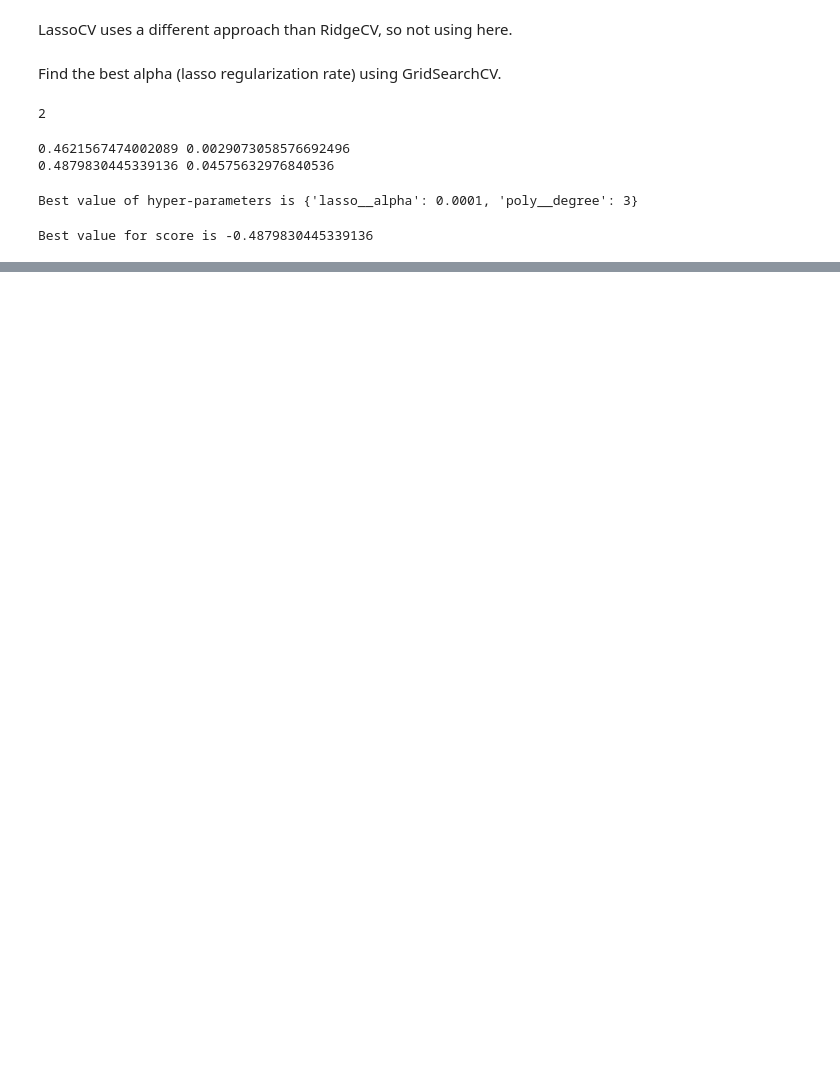
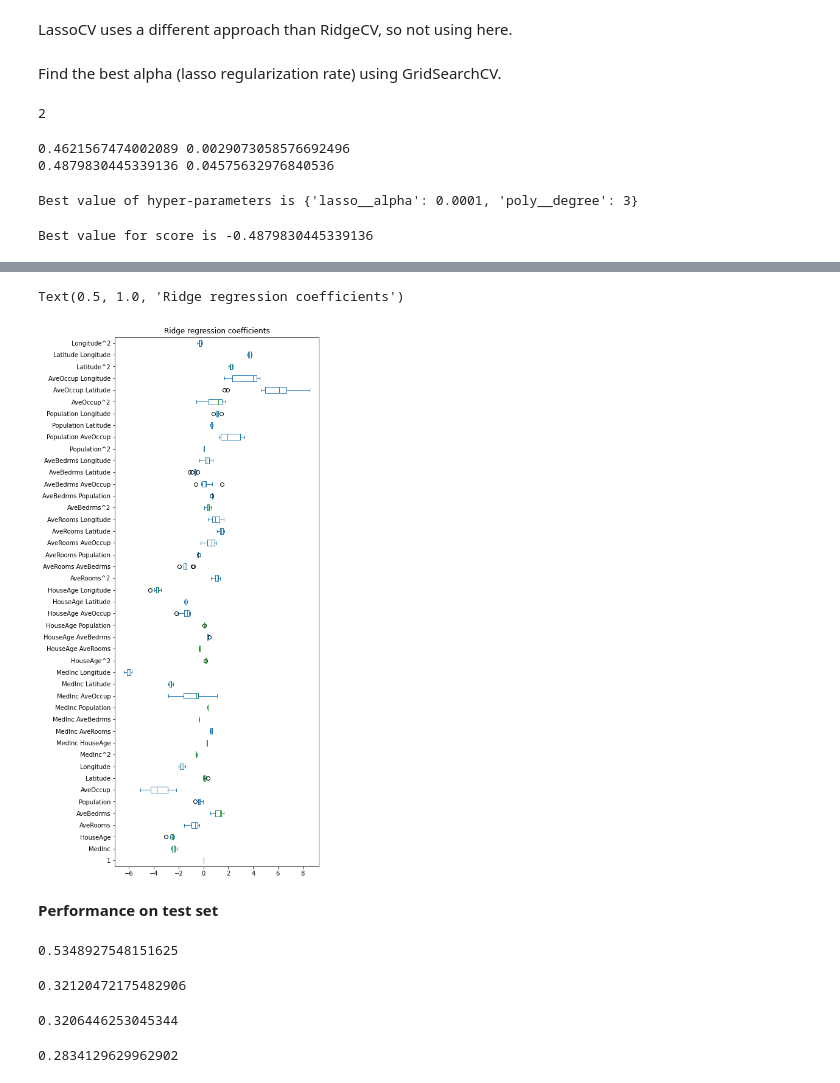
Before and after one commit to ananddotiyer/IIT-M, a Jupyter notebook: My Notes/MLP/Week4.ipynb, the cells around one changed output, grey strips where cells are left out. Drawn from its saved outputs; the diff is of its cells as text; code cells hidden in the pictures; blank space fills up the shorter version.

```diff
--- a/My Notes/MLP/Week4.ipynb
+++ b/My Notes/MLP/Week4.ipynb
@@ -272,9 +274,9 @@ ridge_pipeline = Pipeline([('poly', PolynomialFeatures(degree=2)),
                         ('feature_scaling', StandardScaler()),
                         ('ridge', RidgeCV(alphas=alpha_list, cv=cv, scoring='neg_mean_absolute_error'))])  # alpha is the regularization rate
 
-ridge_results = ridge_pipeline.fit(com_train_features, com_train_labels)
+ridge_cv_results = ridge_pipeline.fit(com_train_features, com_train_labels)
 
-ridge_results
+ridge_cv_results
 # %% [output]
 Pipeline(steps=[('poly', PolynomialFeatures()),
                 ('feature_scaling', StandardScaler()),
@@ -382,0 +478,3 @@ Best value for score is -0.4879830445339136
+# %%
+feature_names = ridge_results['estimator'][0][0].get_feature_names_out(input_features=train_features.columns)
+feature_names
@@ -382,0 +496,29 @@ Best value for score is -0.4879830445339136
+# %%
+coefs = [est[-1].coef_ for est in ridge_results['estimator']]
+weights_ridge_regression = pd.DataFrame(coefs, columns=feature_names)
+# %%
+weights_ridge_regression.plot.box(vert=False, figsize=(6,16))
+plt.title("Ridge regression coefficients")
+# %% [output]
+Text(0.5, 1.0, 'Ridge regression coefficients')
+[figure, added]
+# %% [markdown]
+**Performance on test set**
+# %%
+baseline_model_median = DummyRegressor(strategy='median')
+baseline_model_median.fit(train_features, train_labels)
+mean_absolute_percentage_error(test_labels, baseline_model_median.predict(test_features))
+# %% [output]
+0.5348927548151625
+# %%
+mean_absolute_percentage_error(test_labels, lg_results['estimator'][0].predict(test_features))
+# %% [output]
+0.32120472175482906
+# %%
+mean_absolute_percentage_error(test_labels, poly_sgd_random_search.best_estimator_.predict(test_features))
+# %% [output]
+0.3206446253045344
+# %%
+mean_absolute_percentage_error(test_labels, poly_results['estimator'][0].predict(test_features))
+# %% [output]
+0.2834129629962902
```
Also changed, not shown: parts of 23 cells of this notebook.
